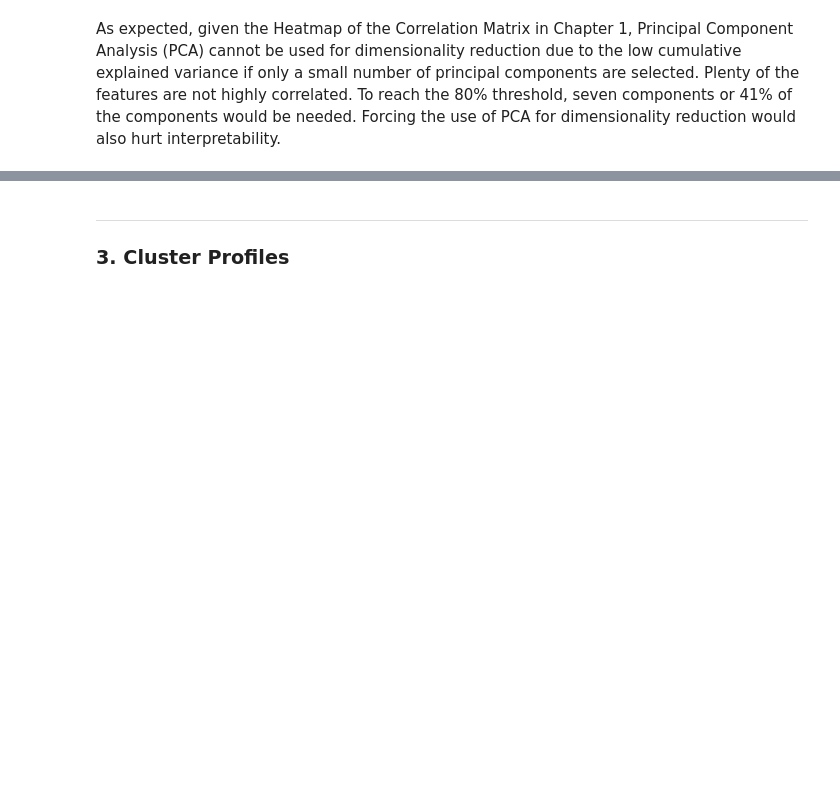
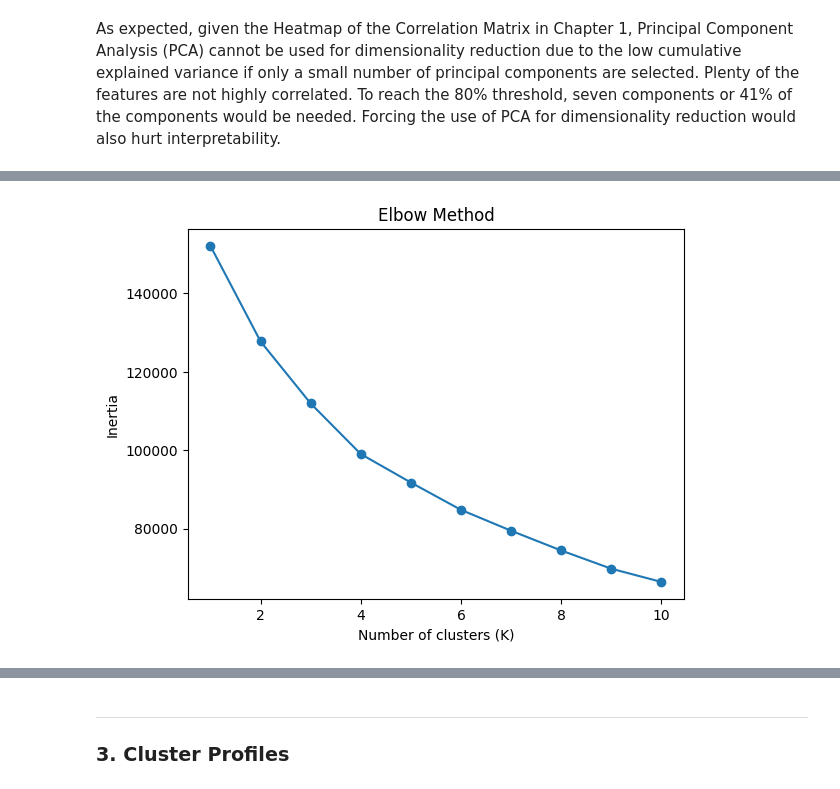
Before and after one commit to ja-ada05/ccard_ml, a Jupyter notebook: inference/cc.ipynb, the cells around one changed output, grey strips where cells are left out. Drawn from its saved outputs; the diff is of its cells as text; code cells hidden in the pictures; blank space fills up the shorter version.

Commit message:
implemented UMAP and tested k-means with all features

```diff
--- a/inference/cc.ipynb
+++ b/inference/cc.ipynb
@@ -716,3 +751,22 @@ plt.grid(True)
 [figure]
 # %% [markdown]
 As expected, given the Heatmap of the Correlation Matrix in Chapter 1, Principal Component Analysis (PCA) cannot be used for dimensionality reduction due to the low cumulative explained variance if only a small number of principal components are selected. Plenty of the features are not highly correlated. To reach the 80% threshold, seven components or 41% of the components would be needed. Forcing the use of PCA for dimensionality reduction would also hurt interpretability.
+# %%
+#K-Means Clustering using all features
+scaled_df = scaler.fit_transform(df)
+K_range = range(1, 11)
+inertia = []
+
+for k in K_range:
+    kmeans = KMeans(n_clusters=k, random_state=42, n_init=10)
+    kmeans.fit(scaled_df)
+    inertia.append(kmeans.inertia_)
+
+plt.figure()
+plt.plot(K_range, inertia, marker='o')
+plt.xlabel('Number of clusters (K)')
+#plt.axvline(x=3, color='red', linestyle='--')
+plt.ylabel('Inertia')
+plt.title('Elbow Method')
+plt.show()
+# %% [output]
@@ -718,0 +790 @@ As expected, given the Heatmap of the Correlation Matrix in Chapter 1, Principal
+[figure, added]
```
Also changed, not shown: parts of 9 cells of this notebook.
